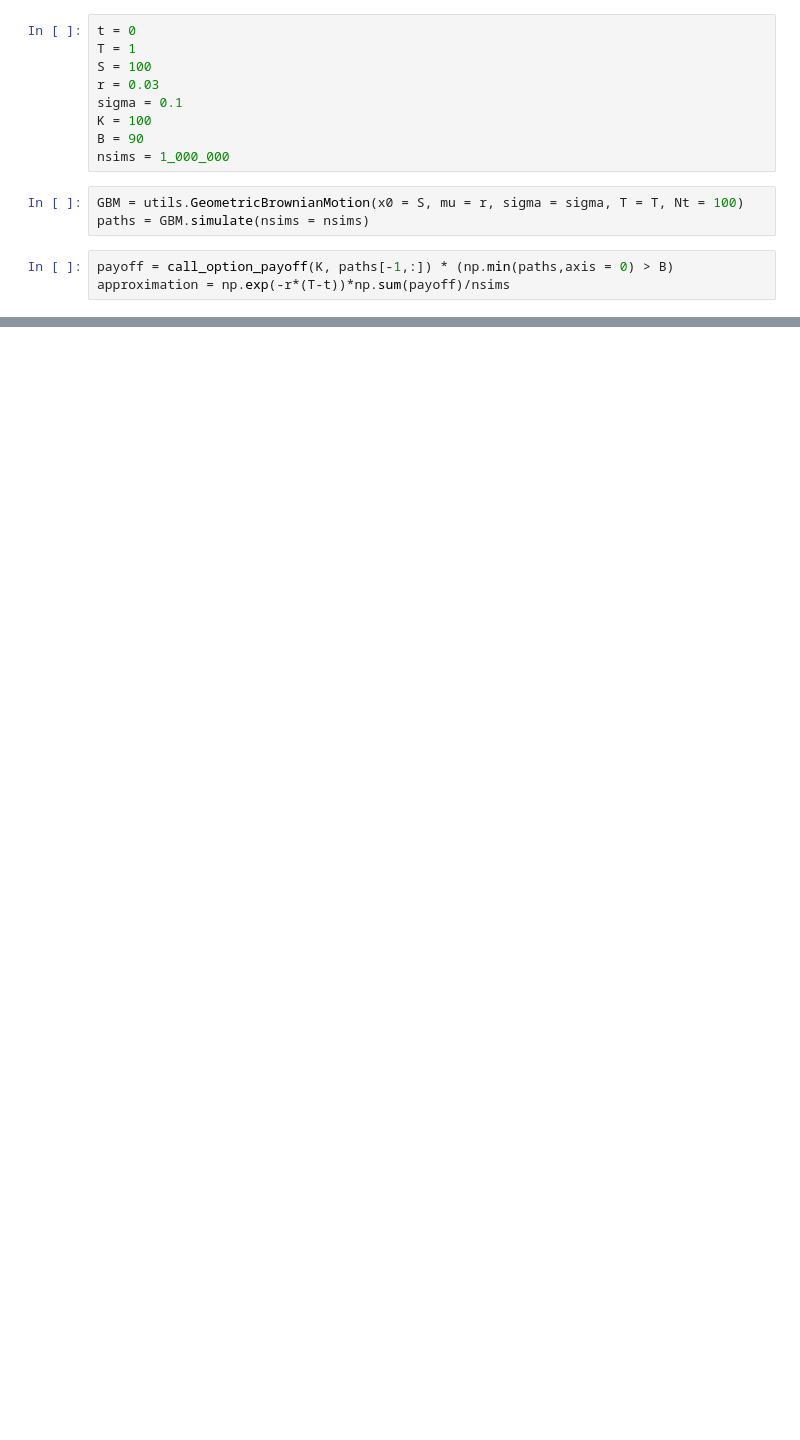
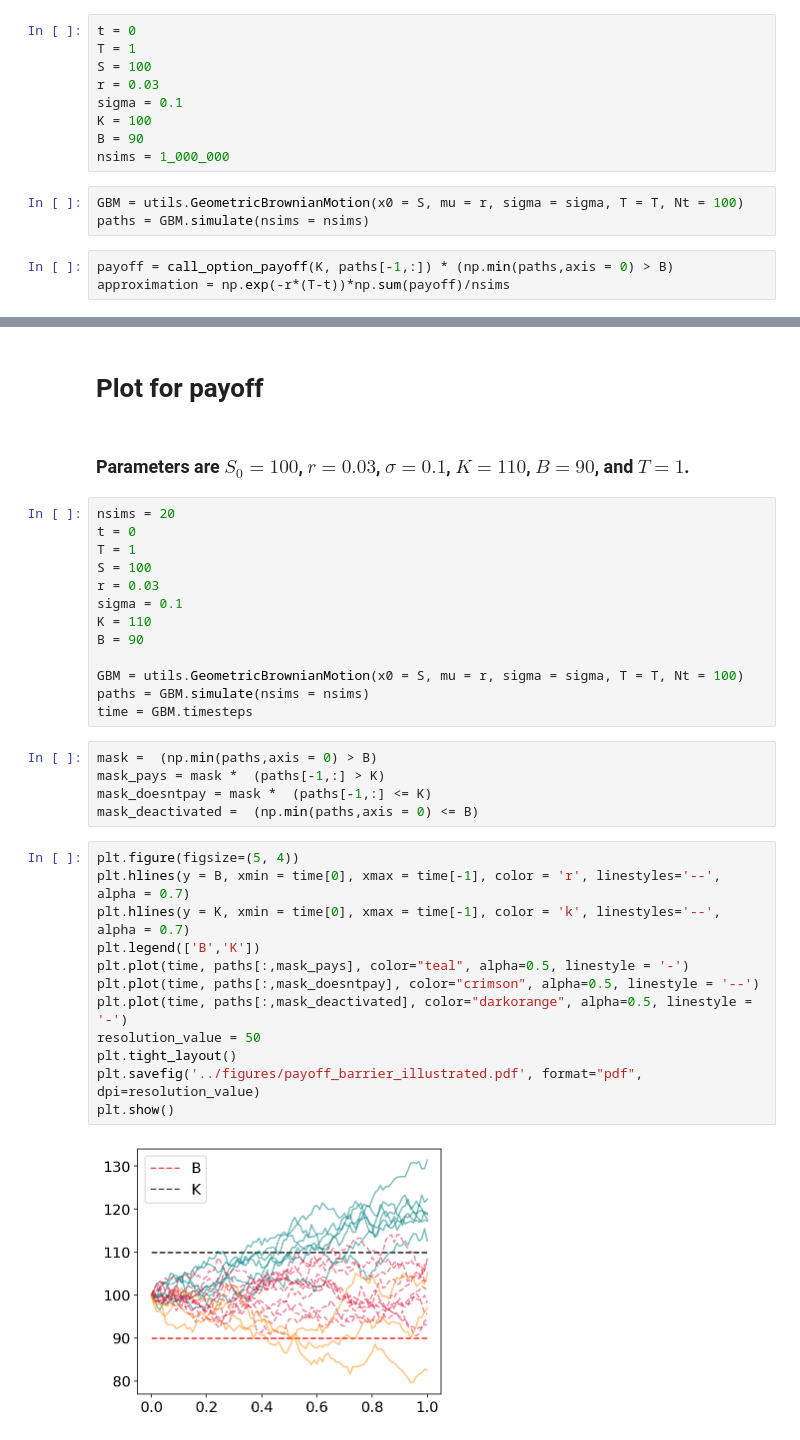
Before and after one commit to leandro-sbetancourt/kcl-continuous-time-finance, a Jupyter notebook: notebooks/Ch6-pricing-with-simulations.ipynb, the cells around one changed output, grey strips where cells are left out. Saved outputs shown, nothing was run; the diff lists cells and outputs as text; blank space fills up the shorter version.

Commit message:
add plot with colour-coded paths

```diff
--- a/notebooks/Ch6-pricing-with-simulations.ipynb
+++ b/notebooks/Ch6-pricing-with-simulations.ipynb
@@ -135,0 +136,36 @@ Approximation is equal to:  5.534140828303611
+# %% [markdown]
+# Plot for payoff
+# %% [markdown]
+### Parameters are $S_0 = 100$,  $r=0.03$, $\sigma = 0.1$, $K = 110$, $B = 90$, and $T=1$.
+# %%
+nsims = 20
+t = 0
+T = 1
+S = 100
+r = 0.03
+sigma = 0.1
+K = 110
+B = 90
+
+GBM = utils.GeometricBrownianMotion(x0 = S, mu = r, sigma = sigma, T = T, Nt = 100)
+paths = GBM.simulate(nsims = nsims)
+time = GBM.timesteps
+# %%
+mask =  (np.min(paths,axis = 0) > B)
+mask_pays = mask *  (paths[-1,:] > K)
+mask_doesntpay = mask *  (paths[-1,:] <= K)
+mask_deactivated =  (np.min(paths,axis = 0) <= B)
+# %%
+plt.figure(figsize=(5, 4))
+plt.hlines(y = B, xmin = time[0], xmax = time[-1], color = 'r', linestyles='--', alpha = 0.7)
+plt.hlines(y = K, xmin = time[0], xmax = time[-1], color = 'k', linestyles='--', alpha = 0.7)
+plt.legend(['B','K'])
+plt.plot(time, paths[:,mask_pays], color="teal", alpha=0.5, linestyle = '-')
+plt.plot(time, paths[:,mask_doesntpay], color="crimson", alpha=0.5, linestyle = '--')
+plt.plot(time, paths[:,mask_deactivated], color="darkorange", alpha=0.5, linestyle = '-')
+resolution_value = 50
+plt.tight_layout()
+plt.savefig('../figures/payoff_barrier_illustrated.pdf', format="pdf", dpi=resolution_value)
+plt.show()
+# %% [output]
+[figure, added]
```
Also changed, not shown: parts of 2 cells of this notebook.
